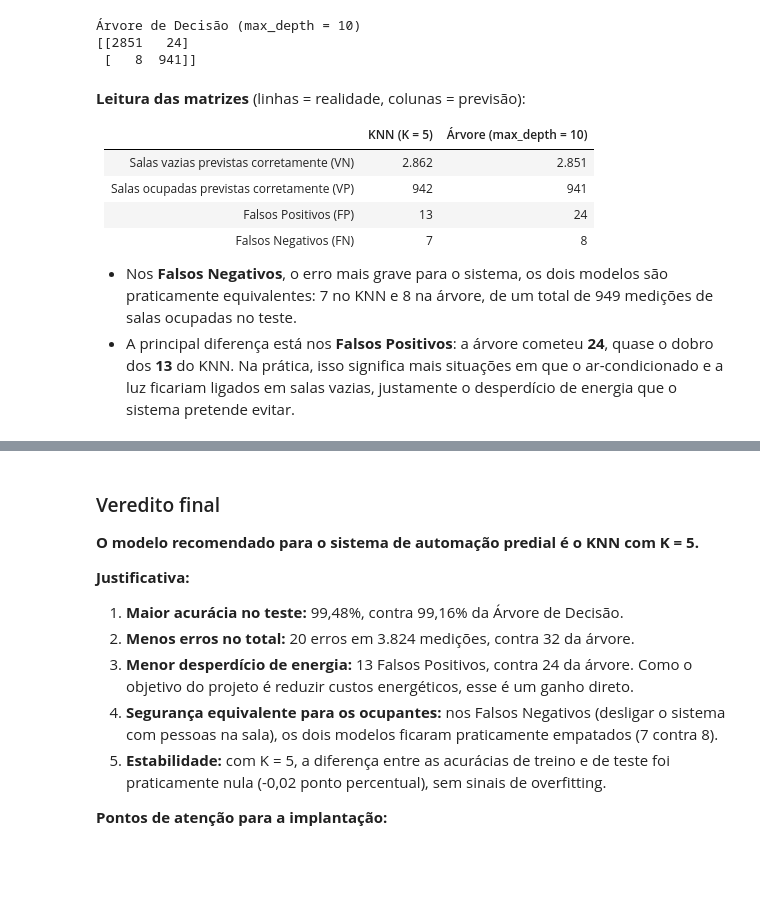
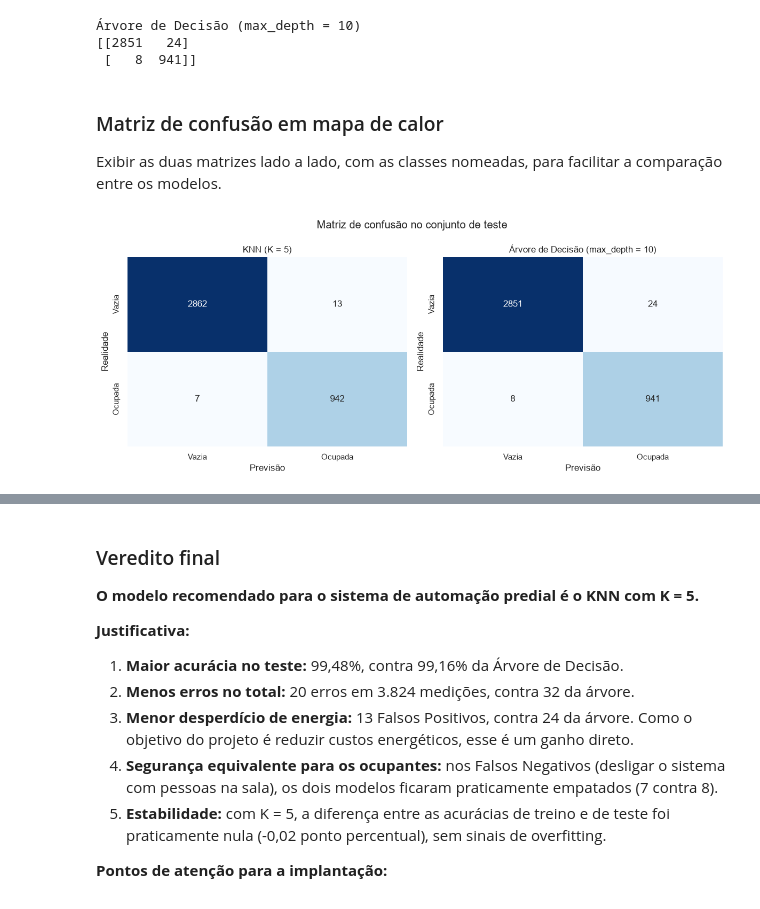
Before and after one commit to MatheusCapri/ocupacao_salas_ml, a Jupyter notebook: notebooks/analise_ocupacao.ipynb, the cells around one changed output, grey strips where cells are left out. Cells and saved outputs as stored; diff of their text form; code cells hidden in the pictures; blank space fills up the shorter version.

Commit message:
adiciona matriz de confusão em mapa de calor e salva figuras

```diff
--- a/notebooks/analise_ocupacao.ipynb
+++ b/notebooks/analise_ocupacao.ipynb
@@ -753,15 +769,29 @@ print(confusion_matrix(y_test, previsoes_arvore))
 Árvore de Decisão (max_depth = 10)
 [[2851   24]
  [   8  941]]
-# %% [markdown]
-**Leitura das matrizes** (linhas = realidade, colunas = previsão):
-
-| | KNN (K = 5) | Árvore (max_depth = 10) |
-|---|---|---|
-| Salas vazias previstas corretamente (VN) | 2.862 | 2.851 |
-| Salas ocupadas previstas corretamente (VP) | 942 | 941 |
-| Falsos Positivos (FP) | 13 | 24 |
-| Falsos Negativos (FN) | 7 | 8 |
-
-- Nos **Falsos Negativos**, o erro mais grave para o sistema, os dois modelos são praticamente equivalentes: 7 no KNN e 8 na árvore, de um total de 949 medições de salas ocupadas no teste.
-- A principal diferença está nos **Falsos Positivos**: a árvore cometeu **24**, quase o dobro dos **13** do KNN. Na prática, isso significa mais situações em que o ar-condicionado e a luz ficariam ligados em salas vazias, justamente o desperdício de energia que o sistema pretende evitar.
+# %% [markdown]
+### Matriz de confusão em mapa de calor
+
+Exibir as duas matrizes lado a lado, com as classes nomeadas, para facilitar a comparação entre os modelos.
+# %%
+fig, eixos = plt.subplots(1, 2, figsize=(12, 5))
+
+modelos = [
+    ("KNN (K = 5)", previsoes_knn),
+    ("Árvore de Decisão (max_depth = 10)", previsoes_arvore)
+]
+
+for eixo, (nome, previsoes) in zip(eixos, modelos):
+    matriz = confusion_matrix(y_test, previsoes)
+    sns.heatmap(matriz, annot=True, fmt="d", cmap="Blues", cbar=False, ax=eixo,
+                xticklabels=["Vazia", "Ocupada"], yticklabels=["Vazia", "Ocupada"])
+    eixo.set_title(nome)
+    eixo.set_xlabel("Previsão")
+    eixo.set_ylabel("Realidade")
+
+plt.suptitle("Matriz de confusão no conjunto de teste")
+plt.tight_layout()
+plt.savefig(f"{pasta_figuras}/matriz_confusao.png", dpi=150, bbox_inches="tight")
+plt.show()
+# %% [output]
+[figure, added]
```
Also changed, not shown: parts of 6 cells of this notebook.
